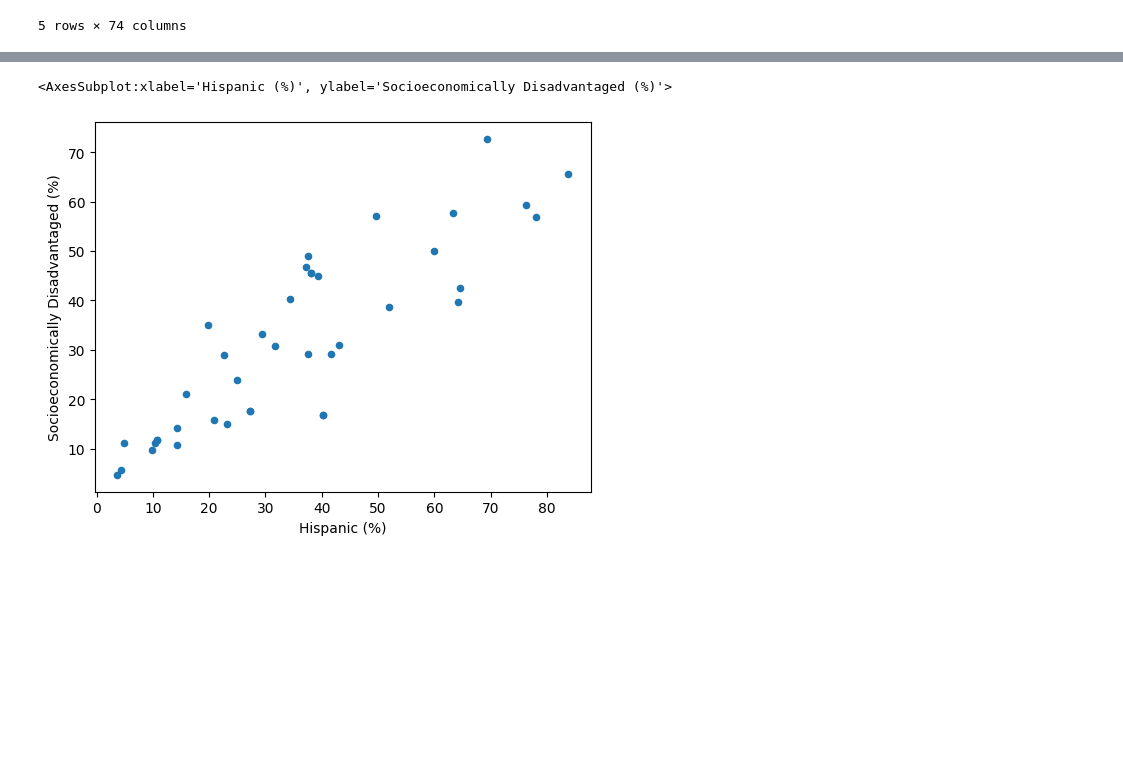
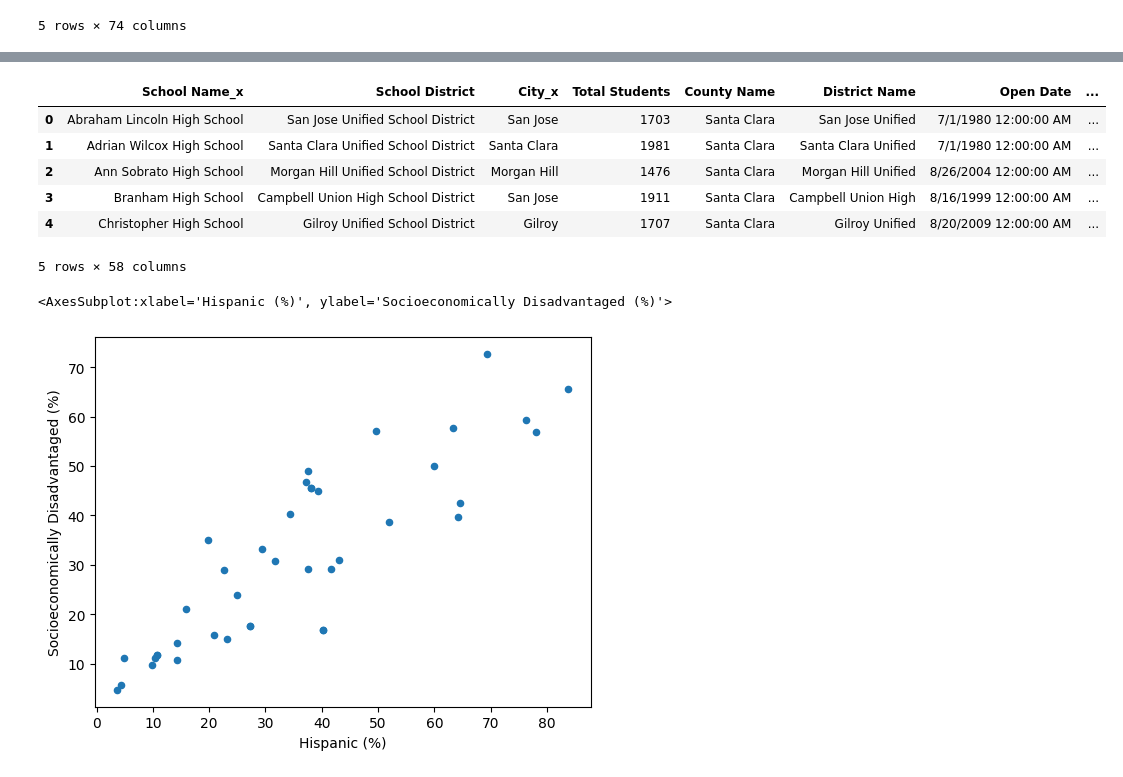
Before and after one commit to its-melina/high-schools-data-analytics, a Jupyter notebook: data_scraping.ipynb, the cells around one changed output, grey strips where cells are left out. Saved outputs shown, nothing was run; the diff lists cells and outputs as text; code cells hidden in the pictures; blank space fills up the shorter version.

```diff
--- a/data_scraping.ipynb
+++ b/data_scraping.ipynb
@@ -200,3 +207,18 @@ school_merged.head()
+# %%
+# drop unneccesary columns
+school_merged = school_merged.drop(columns=["OBJECTID", "Fed ID", "CDS Code", "District Code", \
+                                            "School Code", "School Level", "School Type", "School Name_y", \
+                                            "City_y", "Grade Low", "Grade High", "Status", "Closed Date", \
+                                            "Academic Year", "Charter Num", "Region"])
+school_merged.head()
+# %% [output]
+|  | School Name_x | School District | City_x | Total Students | County Name | District Name | Open Date | ... |
+| 0 | Abraham Lincoln High School | San Jose Unified School District | San Jose | 1703 | Santa Clara | San Jose Unified | 7/1/1980 12:00:00 AM | ... |
+| 1 | Adrian Wilcox High School | Santa Clara Unified School District | Santa Clara | 1981 | Santa Clara | Santa Clara Unified | 7/1/1980 12:00:00 AM | ... |
+| 2 | Ann Sobrato High School | Morgan Hill Unified School District | Morgan Hill | 1476 | Santa Clara | Morgan Hill Unified | 8/26/2004 12:00:00 AM | ... |
+| 3 | Branham High School | Campbell Union High School District | San Jose | 1911 | Santa Clara | Campbell Union High | 8/16/1999 12:00:00 AM | ... |
+| 4 | Christopher High School | Gilroy Unified School District | Gilroy | 1707 | Santa Clara | Gilroy Unified | 8/20/2009 12:00:00 AM | ... |
+5 rows × 58 columns
 # %%
 school_merged.plot.scatter(x='Hispanic (%)', y='Socioeconomically Disadvantaged (%)')
 # %% [output]
```
Also changed, not shown: parts of 9 cells of this notebook.
